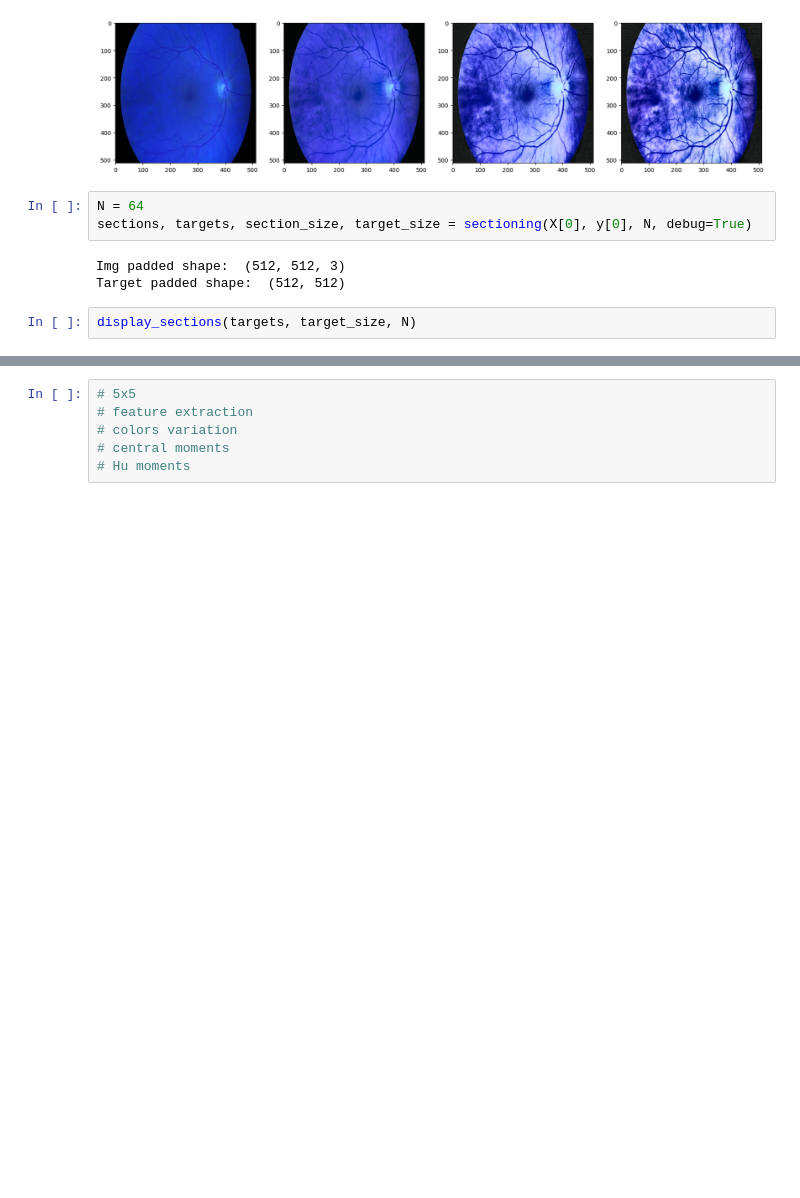
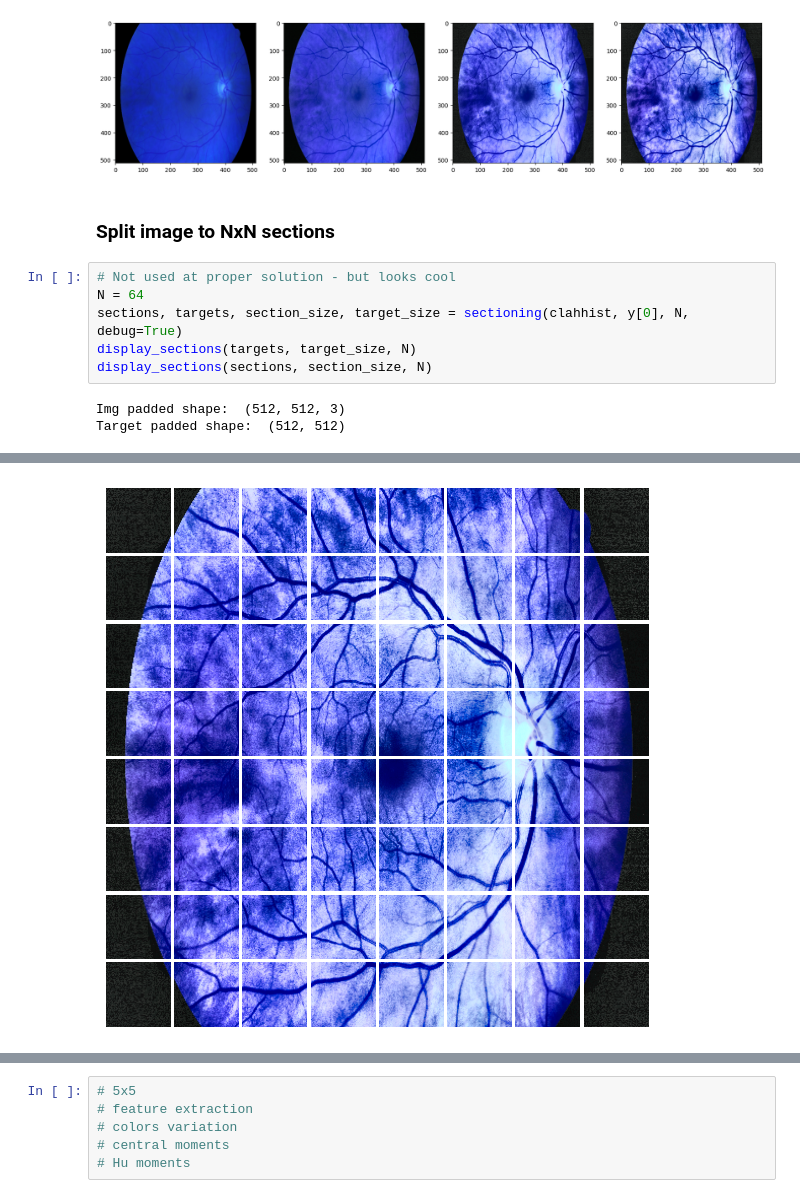
Before and after one commit to kamil271e/retinal-vessels-segmentation, a Jupyter notebook: ml/vessels_segm.ipynb, the cells around one changed output, grey strips where cells are left out. Cells and saved outputs as stored; diff of their text form; blank space fills up the shorter version.

Commit message:
[#2] Correct sectioning and very basic feature extraction

```diff
--- a/ml/vessels_segm.ipynb
+++ b/ml/vessels_segm.ipynb
@@ -27,13 +27,16 @@ plt.show
 # %% [output]
 <function matplotlib.pyplot.show(close=None, block=None)>
 [figure]
-# %%
-N = 64
-sections, targets, section_size, target_size = sectioning(X[0], y[0], N, debug=True)
-# %% [output]
-Img padded shape:  (512, 512, 3)
-Target padded shape:  (512, 512)
+# %% [markdown]
+### Split image to NxN sections
 # %%
+# Not used at proper solution - but looks cool
+N = 64
+sections, targets, section_size, target_size = sectioning(clahhist, y[0], N, debug=True)
 display_sections(targets, target_size, N)
+display_sections(sections, section_size, N)
 # %% [output]
+Img padded shape:  (512, 512, 3)
+Target padded shape:  (512, 512)
 [figure]
+[figure, added]
```
Also changed, not shown: parts of 7 cells of this notebook, 1 other file.
